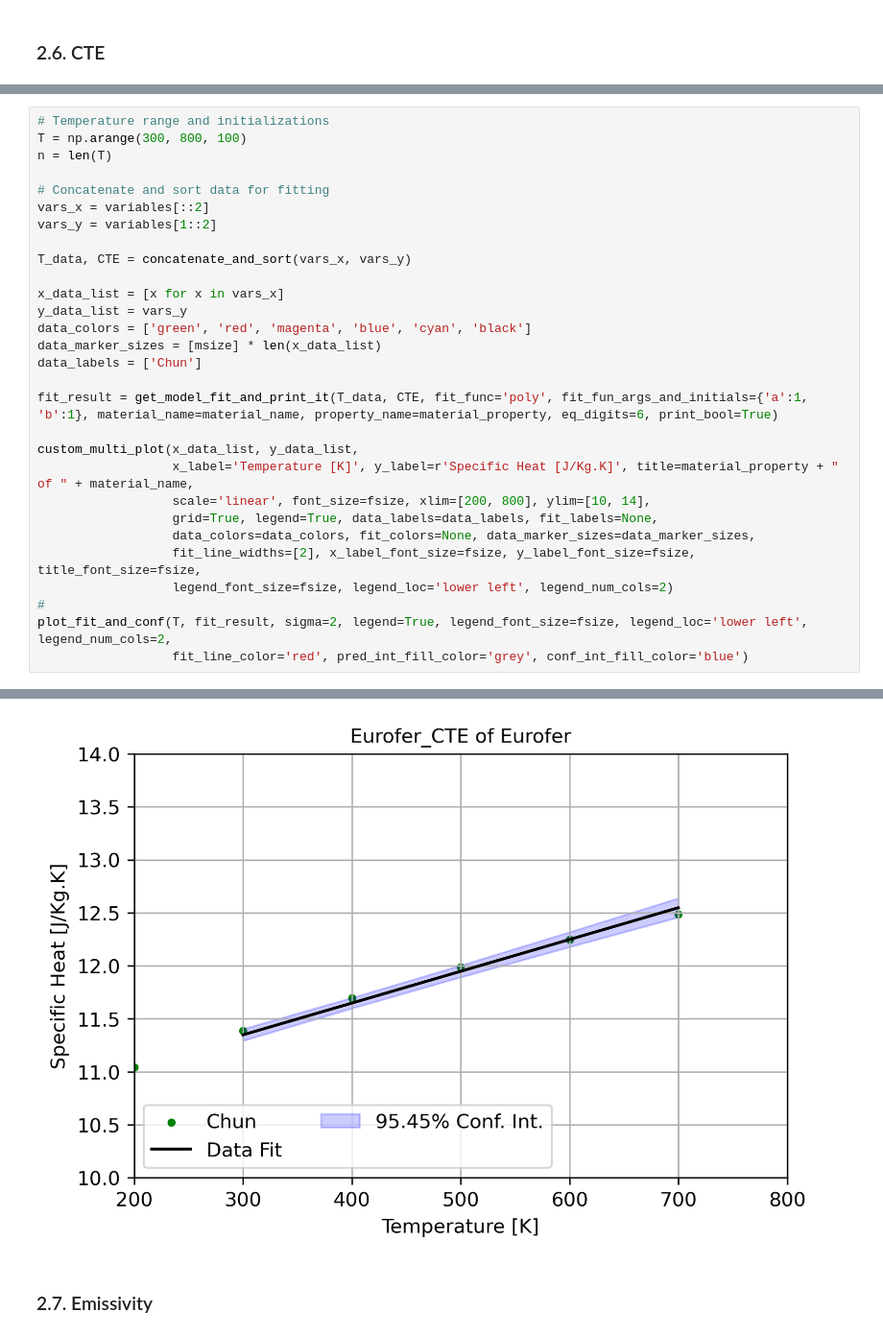
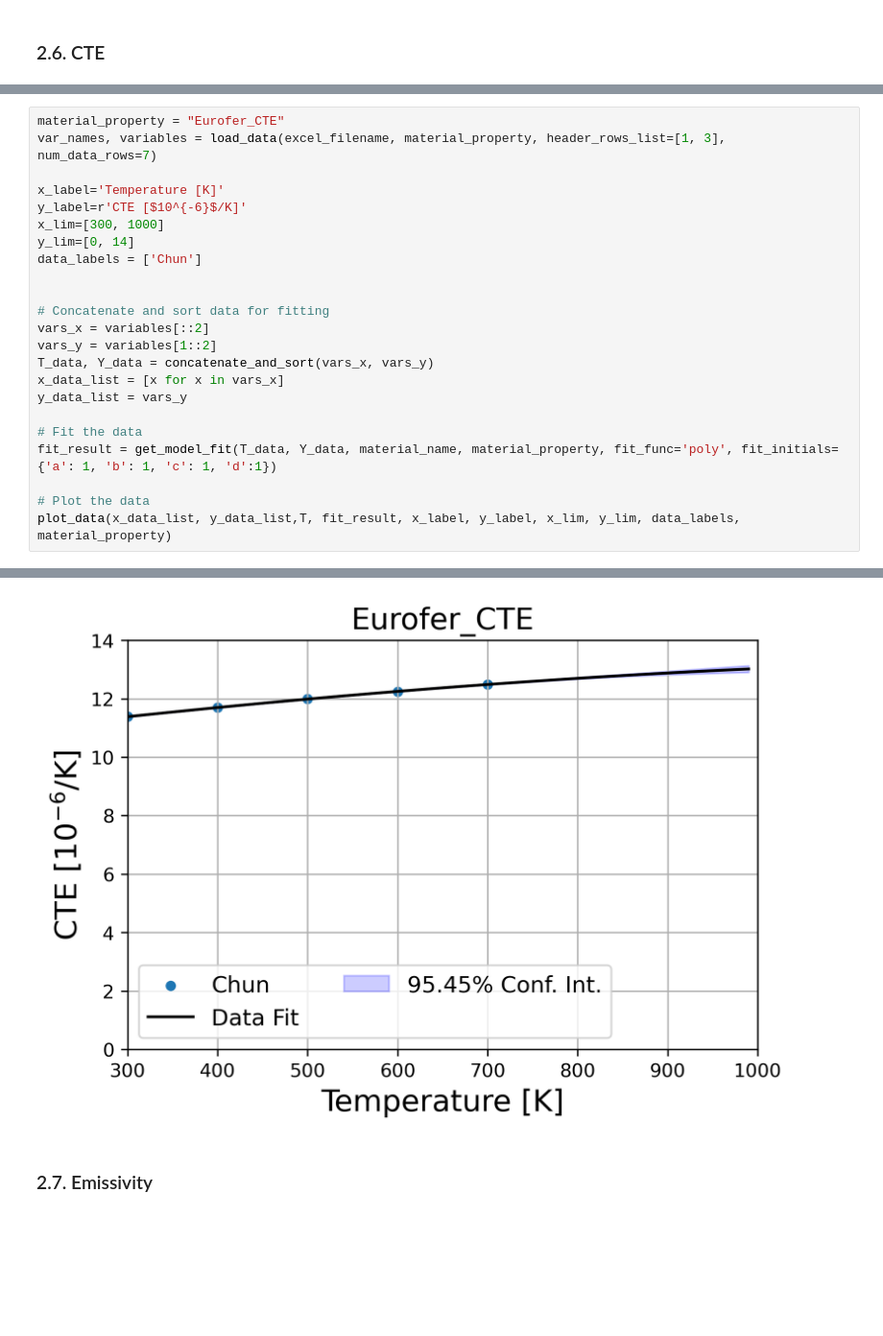
Before and after one commit to Ghoniem-Org/DatabaseCodes, a Jupyter notebook: Jupyter/Eurofer/Eurofer_database_1_0.ipynb, the cells around one changed output, grey strips where cells are left out. Shown at 96% size. Cells and saved outputs as stored; diff of their text form; blank space fills up the shorter version.

```diff
--- a/Jupyter/Eurofer/Eurofer_database_1_0.ipynb
+++ b/Jupyter/Eurofer/Eurofer_database_1_0.ipynb
@@ -656,30 +590,24 @@ var_names, variables = load_data(excel_filename, material_property, header_rows_
 # %%
-# Temperature range and initializations
-T = np.arange(300, 800, 100)
-n = len(T)
+material_property = "Eurofer_CTE"
+var_names, variables = load_data(excel_filename, material_property, header_rows_list=[1, 3], num_data_rows=7)
+
+x_label='Temperature [K]'
+y_label=r'CTE [$10^{-6}$/K]'
+x_lim=[300, 1000]
+y_lim=[0, 14]
+data_labels = ['Chun']
+
 
 # Concatenate and sort data for fitting
 vars_x = variables[::2]
 vars_y = variables[1::2]
-
-T_data, CTE = concatenate_and_sort(vars_x, vars_y)
-
+T_data, Y_data = concatenate_and_sort(vars_x, vars_y)
 x_data_list = [x for x in vars_x]
 y_data_list = vars_y
-data_colors = ['green', 'red', 'magenta', 'blue', 'cyan', 'black']
-data_marker_sizes = [msize] * len(x_data_list)
-data_labels = ['Chun']
 
-fit_result = get_model_fit_and_print_it(T_data, CTE, fit_func='poly', fit_fun_args_and_initials={'a':1, 'b':1}, material_name=material_name, property_name=material_property, eq_digits=6, print_bool=True)
+# Fit the data
+fit_result = get_model_fit(T_data, Y_data, material_name, material_property, fit_func='poly', fit_initials={'a': 1, 'b': 1, 'c': 1, 'd':1})
 
-custom_multi_plot(x_data_list, y_data_list,
-                  x_label='Temperature [K]', y_label=r'Specific Heat [J/Kg.K]', title=material_property + " of " + material_name,
-                  scale='linear', font_size=fsize, xlim=[200, 800], ylim=[10, 14],
-                  grid=True, legend=True, data_labels=data_labels, fit_labels=None,
-                  data_colors=data_colors, fit_colors=None, data_marker_sizes=data_marker_sizes,
-                  fit_line_widths=[2], x_label_font_size=fsize, y_label_font_size=fsize, title_font_size=fsize,
-                  legend_font_size=fsize, legend_loc='lower left', legend_num_cols=2)
-#
-plot_fit_and_conf(T, fit_result, sigma=2, legend=True, legend_font_size=fsize, legend_loc='lower left', legend_num_cols=2,
-                  fit_line_color='red', pred_int_fill_color='grey', conf_int_fill_color='blue')
+# Plot the data
+plot_data(x_data_list, y_data_list,T, fit_result, x_label, y_label, x_lim, y_lim, data_labels, material_property)
 # %% [output]
@@ -708,4 +644,4 @@ $\displaystyle 0.00299955 T + 10.4485$
-[figure, old version]
+[figure, new version]
 # %% [markdown]
 <a id=cp></a>
 <h3>2.7. Emissivity</h3>
```
Also changed, not shown: parts of 29 cells of this notebook, 3 other files.
